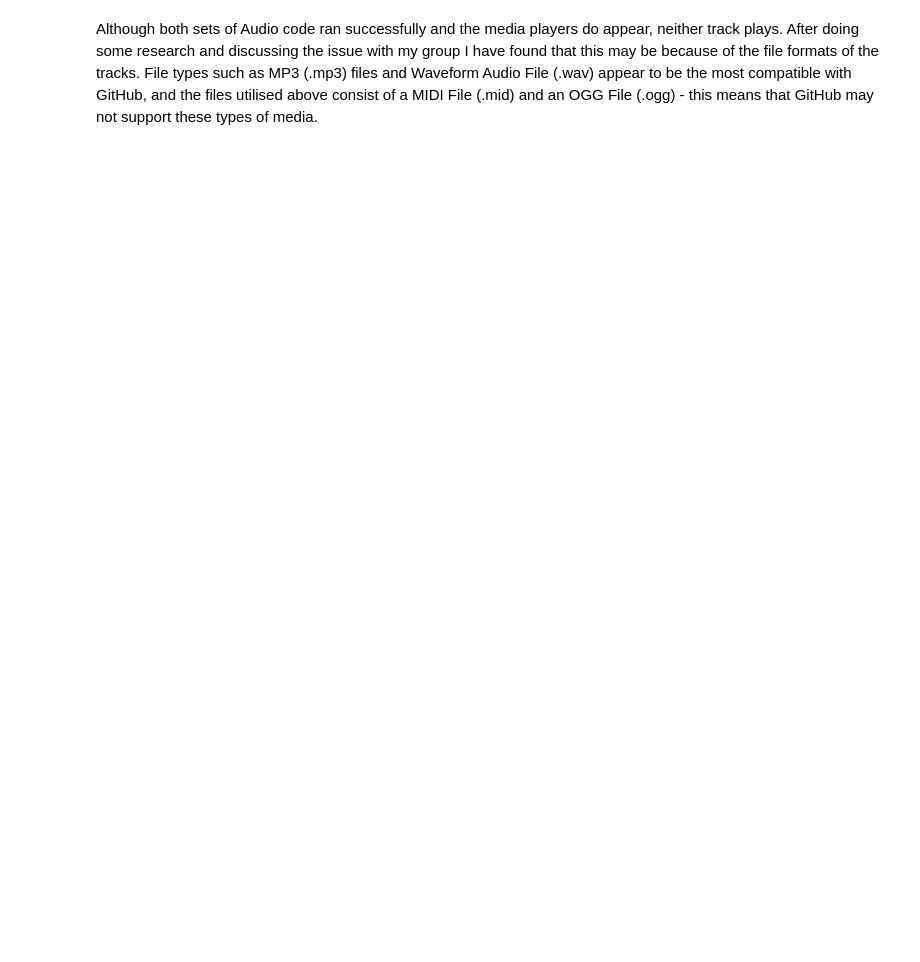
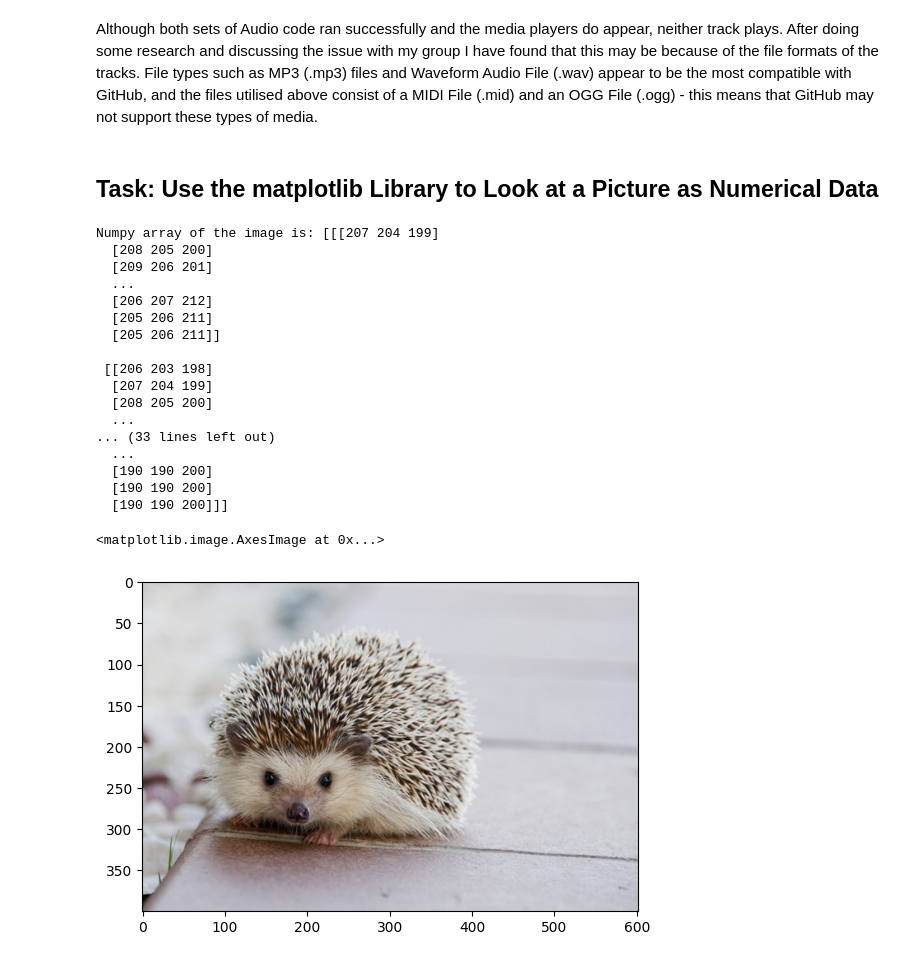
Before and after one commit to lannah2/ai-for-the-arts, a Jupyter notebook: coding_exercises.ipynb, the cells around one changed output. Cells and saved outputs as stored; diff of their text form; code cells hidden in the pictures; blank space fills up the shorter version.

Commit message:
Alter Image Code

```diff
--- a/coding_exercises.ipynb
+++ b/coding_exercises.ipynb
@@ -420,3 +420,30 @@ Audio("audio2.ogg")
 [interactive output not drawn]
 # %% [markdown]
 Although both sets of Audio code ran successfully and the media players do appear, neither track plays. After doing some research and discussing the issue with my group I have found that this may be because of the file formats of the tracks. File types such as MP3 (.mp3) files and Waveform Audio File (.wav) appear to be the most compatible with GitHub, and the files utilised above consist of a MIDI File (.mid) and an OGG File (.ogg) - this means that GitHub may not support these types of media.
+# %% [markdown]
+## Task: Use the matplotlib Library to Look at a Picture as Numerical Data
+# %%
+from matplotlib import pyplot
+test_picture = pyplot.imread("picture1.jpg")
+print("Numpy array of the image is:", test_picture)
+pyplot.imshow(test_picture)
+# %% [output]
+Numpy array of the image is: [[[207 204 199]
+  [208 205 200]
+  [209 206 201]
+  ...
+  [206 207 212]
+  [205 206 211]
+  [205 206 211]]
+
+ [[206 203 198]
+  [207 204 199]
+  [208 205 200]
+  ...
+... (33 lines left out)
+  ...
+  [190 190 200]
+  [190 190 200]
+  [190 190 200]]]
+<matplotlib.image.AxesImage at 0x...>
+[figure, added]
```
Also changed, not shown: parts of 2 cells of this notebook.
